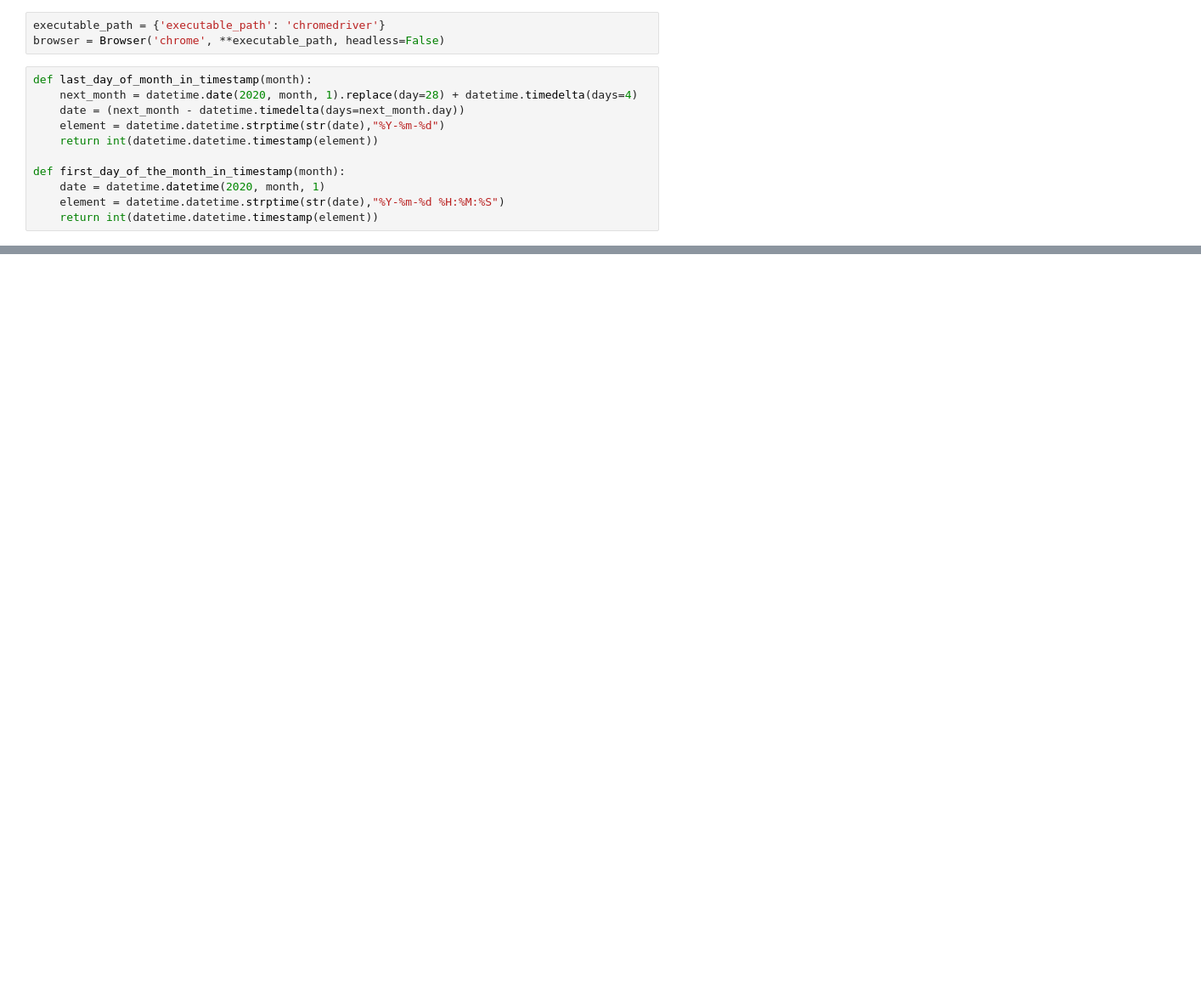
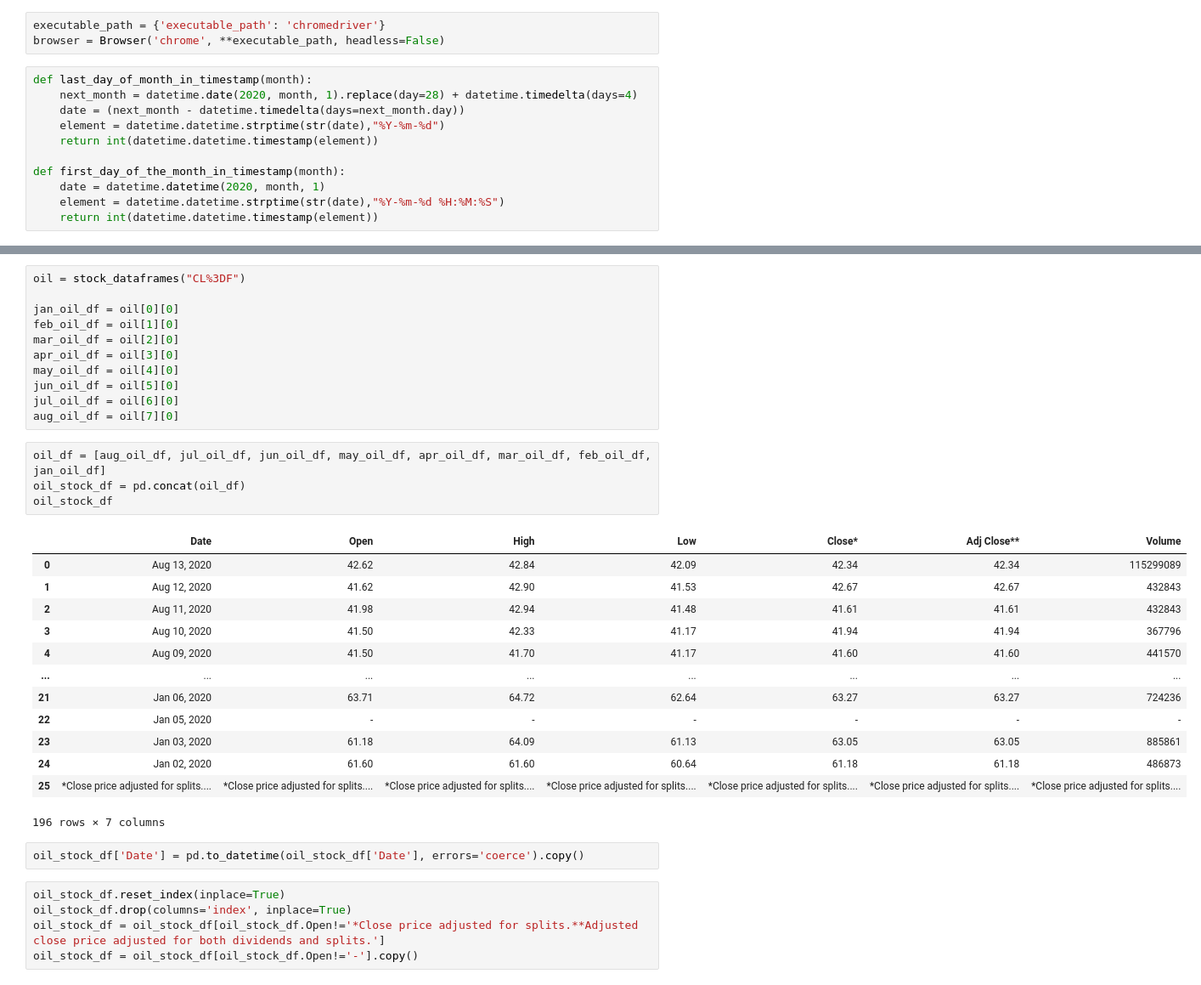
Before and after one commit to angelasivirich/Finance-Yahoo-ETL, a Jupyter notebook: Finance_Yahoo.ipynb, the cells around one changed output, grey strips where cells are left out. Shown at 85% size. Saved outputs shown, nothing was run; the diff lists cells and outputs as text; blank space fills up the shorter version.

Commit message:
Final copy

```diff
--- a/Finance_Yahoo.ipynb
+++ b/Finance_Yahoo.ipynb
@@ -66,0 +87,36 @@ gold_stock_df
+# %%
+oil = stock_dataframes("CL%3DF")
+
+jan_oil_df = oil[0][0]
+feb_oil_df = oil[1][0]
+mar_oil_df = oil[2][0]
+apr_oil_df = oil[3][0]
+may_oil_df = oil[4][0]
+jun_oil_df = oil[5][0]
+jul_oil_df = oil[6][0]
+aug_oil_df = oil[7][0]
+# %%
+oil_df = [aug_oil_df, jul_oil_df, jun_oil_df, may_oil_df, apr_oil_df, mar_oil_df, feb_oil_df, jan_oil_df]
+oil_stock_df = pd.concat(oil_df)
+oil_stock_df
+# %% [output]
+|  | Date | Open | High | Low | Close* | Adj Close** | Volume |
+| 0 | Aug 13, 2020 | 42.62 | 42.84 | 42.09 | 42.34 | 42.34 | 115299089 |
+| 1 | Aug 12, 2020 | 41.62 | 42.90 | 41.53 | 42.67 | 42.67 | 432843 |
+| 2 | Aug 11, 2020 | 41.98 | 42.94 | 41.48 | 41.61 | 41.61 | 432843 |
+| 3 | Aug 10, 2020 | 41.50 | 42.33 | 41.17 | 41.94 | 41.94 | 367796 |
+| 4 | Aug 09, 2020 | 41.50 | 41.70 | 41.17 | 41.60 | 41.60 | 441570 |
+| ... | ... | ... | ... | ... | ... | ... | ... |
+| 21 | Jan 06, 2020 | 63.71 | 64.72 | 62.64 | 63.27 | 63.27 | 724236 |
+| 22 | Jan 05, 2020 | - | - | - | - | - | - |
+| 23 | Jan 03, 2020 | 61.18 | 64.09 | 61.13 | 63.05 | 63.05 | 885861 |
+| 24 | Jan 02, 2020 | 61.60 | 61.60 | 60.64 | 61.18 | 61.18 | 486873 |
+| 25 | *Close price adjusted for splits.... | *Close price adjusted for splits.... | *Close price adjusted for splits.... | *Close price adjusted for splits.... | *Close price adjusted for splits.... | *Close price adjusted for splits.... | *Close price adjusted for splits.... |
+196 rows × 7 columns
+# %%
+oil_stock_df['Date'] = pd.to_datetime(oil_stock_df['Date'], errors='coerce').copy()
+# %%
+oil_stock_df.reset_index(inplace=True)
+oil_stock_df.drop(columns='index', inplace=True)
+oil_stock_df = oil_stock_df[oil_stock_df.Open!='*Close price adjusted for splits.**Adjusted close price adjusted for both dividends and splits.']
+oil_stock_df = oil_stock_df[oil_stock_df.Open!='-'].copy()
```
Also changed, not shown: parts of 16 cells of this notebook.
